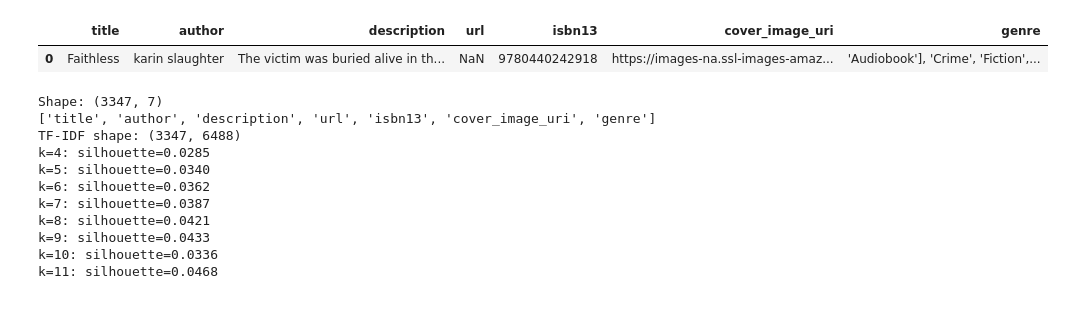
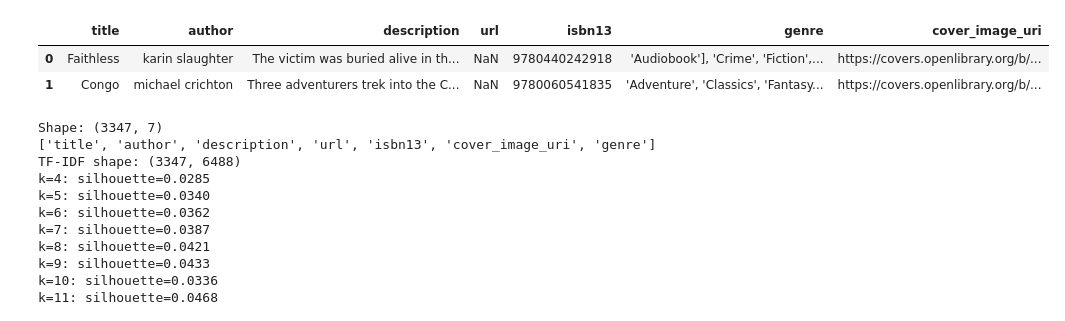
Before and after one commit to RCabral91/get_your_book, a Jupyter notebook: notebook/get_your_book_final.ipynb, the cells around one changed output. Cells and saved outputs as stored; diff of their text form; code cells hidden in the pictures.

```diff
--- a/notebook/get_your_book_final.ipynb
+++ b/notebook/get_your_book_final.ipynb
@@ -9,11 +9,12 @@ import csv
 # %%
 API_KEY = "AIzaSyAVWQOFupr20cHiAeA0cfcjEFTi-VcFiH4AIzaSyAVWQOFupr20cHiAeA0cfcjEFTi-VcFiH4"
 # %%
-df = pd.read_csv("/home/rafael/Área de Trabalho/CUROS IRONHACK/SEMANA 10/get_your_book/data/raw/processed/books_final_version.csv", engine="python")
-df.head(1)
+df = pd.read_csv("/home/rafael/Área de Trabalho/CUROS IRONHACK/SEMANA 10/get_your_book/data/raw/processed/books_final_version_cleaned.csv", engine="python")
+df.head(2)
 # %% [output]
-|  | title | author | description | url | isbn13 | cover_image_uri | genre |
-| 0 | Faithless | karin slaughter | The victim was buried alive in th... | NaN | 9780440242918 | https://images-na.ssl-images-amaz... | 'Audiobook'], 'Crime', 'Fiction',... |
+|  | title | author | description | url | isbn13 | genre | cover_image_uri |
+| 0 | Faithless | karin slaughter | The victim was buried alive in th... | NaN | 9780440242918 | 'Audiobook'], 'Crime', 'Fiction',... | https://covers.openlibrary.org/b/... |
+| 1 | Congo | michael crichton | Three adventurers trek into the C... | NaN | 9780060541835 | 'Adventure', 'Classics', 'Fantasy... | https://covers.openlibrary.org/b/... |
 # %%
 # =====================================================
 # 0️⃣ Imports e setup
```
Also changed, not shown: parts of 3 cells of this notebook, 4 other files.
